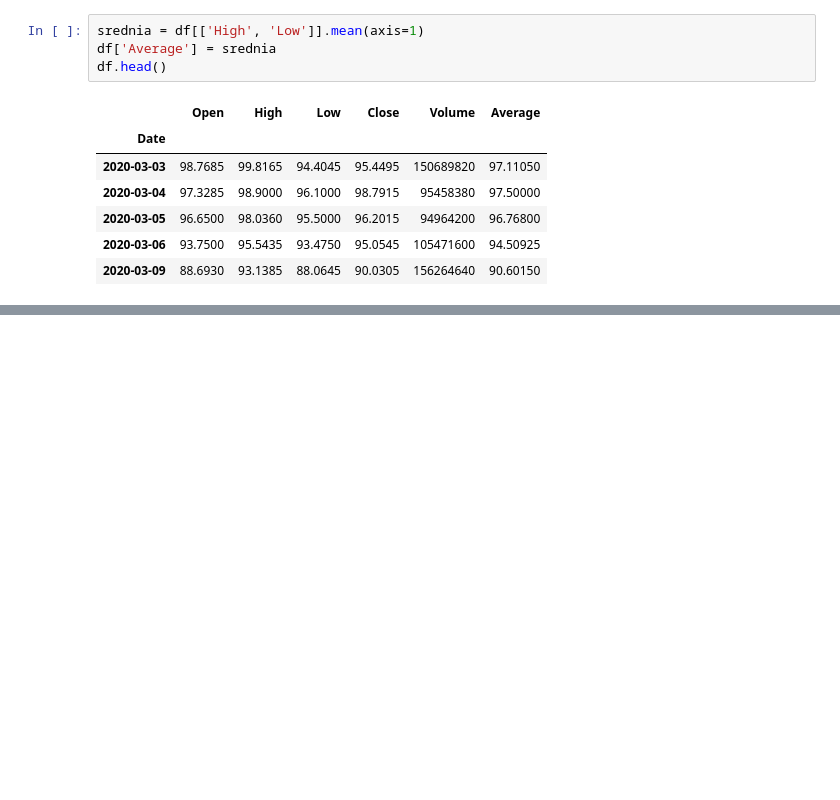
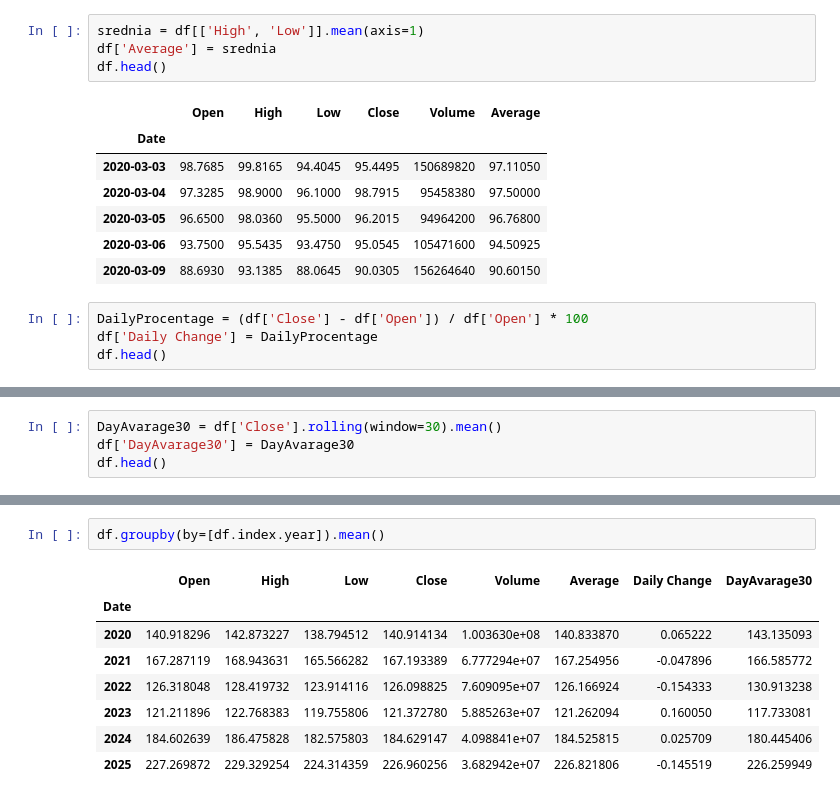
Before and after one commit to SzczotkaMichal/FirstRemoteRepo, a Jupyter notebook: 01_Pandas.ipynb, the cells around one changed output, grey strips where cells are left out. Drawn from its saved outputs; the diff is of its cells as text; blank space fills up the shorter version.

```diff
--- a/01_Pandas.ipynb
+++ b/01_Pandas.ipynb
@@ -177,3 +177,7 @@ df.head()
 | 2020-03-05 | 96.6500 | 98.0360 | 95.5000 | 96.2015 | 94964200 | 96.76800 |
 | 2020-03-06 | 93.7500 | 95.5435 | 93.4750 | 95.0545 | 105471600 | 94.50925 |
 | 2020-03-09 | 88.6930 | 93.1385 | 88.0645 | 90.0305 | 156264640 | 90.60150 |
+# %%
+DailyProcentage = (df['Close'] - df['Open']) / df['Open'] * 100
+df['Daily Change'] = DailyProcentage
+df.head()
@@ -179,0 +198,4 @@ df.head()
+# %%
+DayAvarage30 = df['Close'].rolling(window=30).mean()
+df['DayAvarage30'] = DayAvarage30
+df.head()
@@ -179,0 +210,11 @@ df.head()
+# %%
+df.groupby(by=[df.index.year]).mean()
+# %% [output]
+|  | Open | High | Low | Close | Volume | Average | Daily Change | DayAvarage30 |
+| Date |  |  |  |  |  |  |  |  |
+| 2020 | 140.918296 | 142.873227 | 138.794512 | 140.914134 | 1.003630e+08 | 140.833870 | 0.065222 | 143.135093 |
+| 2021 | 167.287119 | 168.943631 | 165.566282 | 167.193389 | 6.777294e+07 | 167.254956 | -0.047896 | 166.585772 |
+| 2022 | 126.318048 | 128.419732 | 123.914116 | 126.098825 | 7.609095e+07 | 126.166924 | -0.154333 | 130.913238 |
+| 2023 | 121.211896 | 122.768383 | 119.755806 | 121.372780 | 5.885263e+07 | 121.262094 | 0.160050 | 117.733081 |
+| 2024 | 184.602639 | 186.475828 | 182.575803 | 184.629147 | 4.098841e+07 | 184.525815 | 0.025709 | 180.445406 |
+| 2025 | 227.269872 | 229.329254 | 224.314359 | 226.960256 | 3.682942e+07 | 226.821806 | -0.145519 | 226.259949 |
```
Also changed, not shown: parts of 3 cells of this notebook.
